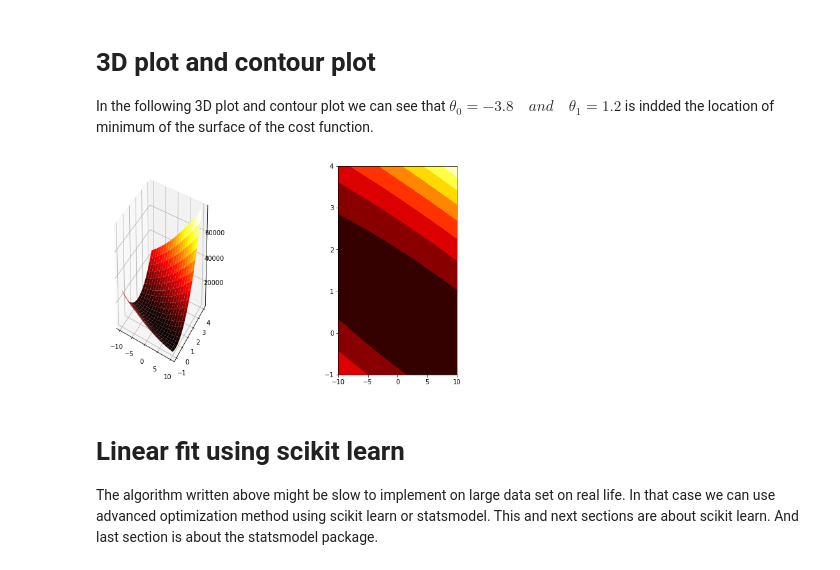
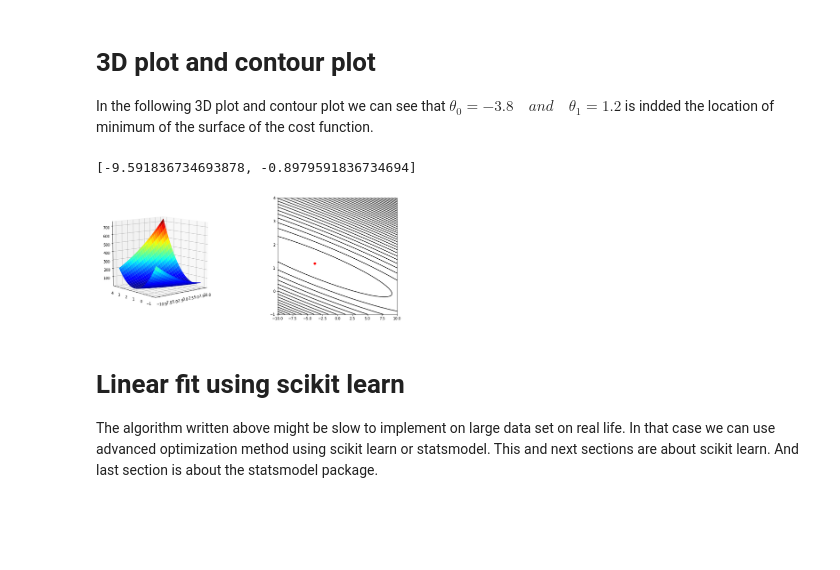
Before and after one commit to roshankoirala/Machine_learning-, a Jupyter notebook: 01. Simple Linear regression/Simple_Linear_Regression .ipynb, the cells around one changed output. Cells and saved outputs as stored; diff of their text form; code cells hidden in the pictures; blank space fills up the shorter version.

```diff
--- a/01. Simple Linear regression/Simple_Linear_Regression .ipynb
+++ b/01. Simple Linear regression/Simple_Linear_Regression .ipynb
@@ -200,31 +221,34 @@ In the following 3D plot and contour plot we can see that $\theta_0 = -3.8 \quad
 # %%
 from mpl_toolkits.mplot3d import Axes3D
 # %%
-theta_0 = np.linspace(-10, 10, 20)
-theta_1 = np.linspace(-1, 4, 20)
+theta_0 = np.linspace(-10, 10)
+theta_1 = np.linspace(-1, 4)
+theta_0x, theta_1x = np.meshgrid(theta_0, theta_1, indexing = 'xy')
 
-theta_0x, theta_1x = np.meshgrid(theta_0, theta_1)
+cost_grid = np.zeros((theta_0.size,theta_1.size))
+
+for (i, j), k in np.ndenumerate(cost_grid):
+    theta_ij = [theta_0[j], theta_1[i]]
+    cost_grid[i,j] = cost_function(theta_ij, X, y)
-# %%
-cost_list = np.zeros((len(theta_0), len(theta_1)))
-
-for i in range(len(theta_1)):
-    for j in range(len(theta_0)):
-        cost_list[i, j] = cost_function(X1, y, [theta_0[j], theta_1[i]])
-
-
-fig = plt.figure(figsize = (10, 6))
-
-ax = fig.add_subplot(121, projection = '3d')
-ax.plot_surface(theta_0x, theta_1x, cost_list, cmap =   'hot',
-                        linewidth = 4)
-
-ax = fig.add_subplot(122)
-ax.contourf(theta_0x,theta_1x, cost_list, levels = 8, cmap =   'hot')
-
-fig.subplots_adjust(wspace = 1)
-plt.show()
-# %% [output]
-[figure, removed]
+# %%
+[theta_0[1], theta_1[1]]
+# %% [output]
+[-9.591836734693878, -0.8979591836734694]
+# %%
+fig = plt.figure(figsize = (15, 6))
+
+ax = fig.add_subplot(121, projection = '3d')
+ax.plot_surface(theta_0x, theta_1x, cost_grid, rstride = 2, cstride = 2, cmap = plt.cm.jet)
+ax.view_init(elev = 10, azim = 230)
+
+ax = fig.add_subplot(122)
+ax.contour(theta_0x,theta_1x, cost_grid, 40, colors = 'k')
+ax.scatter(result[0][0], result[0][1], color = 'r')
+
+fig.subplots_adjust(wspace = 0.5)
+plt.show()
+# %% [output]
+[figure, added]
 # %% [markdown]
 # Linear fit using scikit learn
 
```
Also changed, not shown: parts of 25 cells of this notebook.
